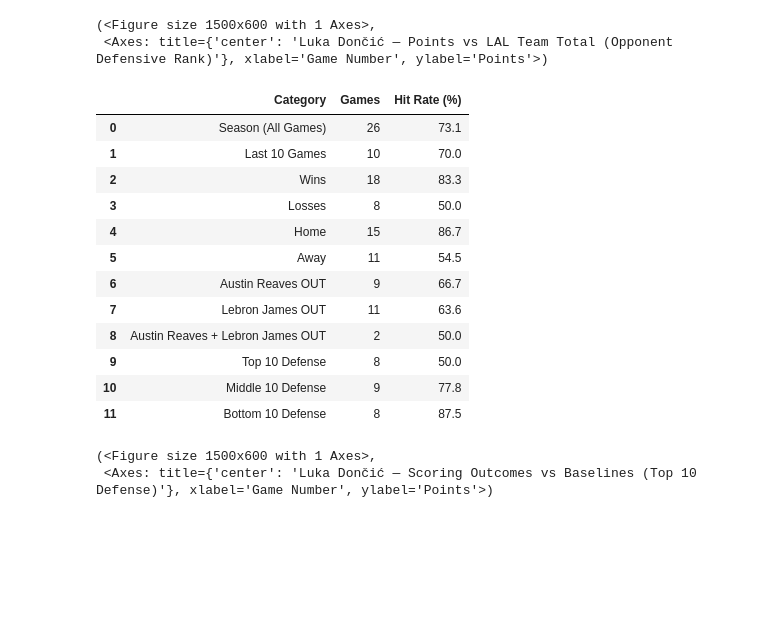
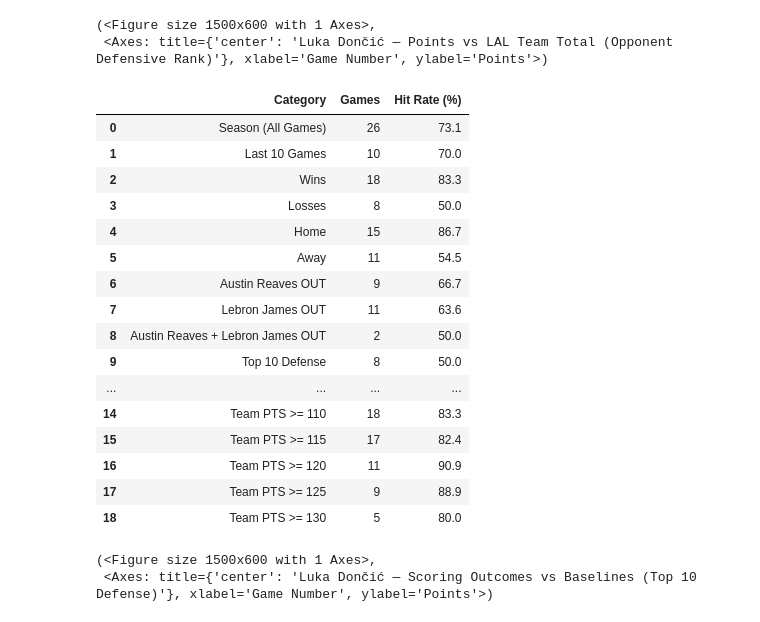
Before and after one commit to sibhisakthivel/nba-game-dashboard-automation, a Jupyter notebook: design.ipynb, the cells around one changed output. Saved outputs shown, nothing was run; the diff lists cells and outputs as text; code cells hidden in the pictures; blank space fills up the shorter version.

Commit message:
finished tableau dashboard prototype

```diff
--- a/design.ipynb
+++ b/design.ipynb
@@ -3529,35 +3529,51 @@ def player_hit_rate_summary(player_id, prop_line, pbs, tbs, daily_ranks, teammat
     rows.append(hit_row(
         player_df[player_df["def_bucket"] == "Top 10 Defense"],
         "Top 10 Defense"
     ))
     rows.append(hit_row(
         player_df[player_df["def_bucket"] == "Middle 10 Defense"],
         "Middle 10 Defense"
     ))
     rows.append(hit_row(
         player_df[player_df["def_bucket"] == "Bottom 10 Defense"],
         "Bottom 10 Defense"
     ))
 
+    # Team points threshold rows
+    for threshold in [100, 105, 110, 115, 120, 125, 130]:
+        rows.append(hit_row(
+            player_df[player_df["team_pts"] >= threshold],
+            f"Team PTS >= {threshold}"
+        ))
+
     summary_table = pd.DataFrame(rows)
+
+    summary_table.to_csv(
+        f"player_{player_id}_hrs.csv",
+        index=False
+    )
 
     return summary_table
 
 player_hit_rate_summary(1629029, 29.5, pbs, tbs, daily_ranks, [1630559, 2544])
 # %% [output]
 |  | Category | Games | Hit Rate (%) |
 | 0 | Season (All Games) | 26 | 73.1 |
 | 1 | Last 10 Games | 10 | 70.0 |
 | 2 | Wins | 18 | 83.3 |
 | 3 | Losses | 8 | 50.0 |
 | 4 | Home | 15 | 86.7 |
 | 5 | Away | 11 | 54.5 |
 | 6 | Austin Reaves OUT | 9 | 66.7 |
 | 7 | Lebron James OUT | 11 | 63.6 |
 | 8 | Austin Reaves + Lebron James OUT | 2 | 50.0 |
 | 9 | Top 10 Defense | 8 | 50.0 |
-| 10 | Middle 10 Defense | 9 | 77.8 |
-| 11 | Bottom 10 Defense | 8 | 87.5 |
+| ... | ... | ... | ... |
+| 14 | Team PTS >= 110 | 18 | 83.3 |
+| 15 | Team PTS >= 115 | 17 | 82.4 |
+| 16 | Team PTS >= 120 | 11 | 90.9 |
+| 17 | Team PTS >= 125 | 9 | 88.9 |
+| 18 | Team PTS >= 130 | 5 | 80.0 |
 # %%
 def plot_player_scoring_by_def_bucket(player_id, prop_line, pbs, tbs, daily_ranks, opp_def_bucket, teammate_ids=None):
     """
```
Also changed, not shown: parts of 5 cells of this notebook, 6 other files.
